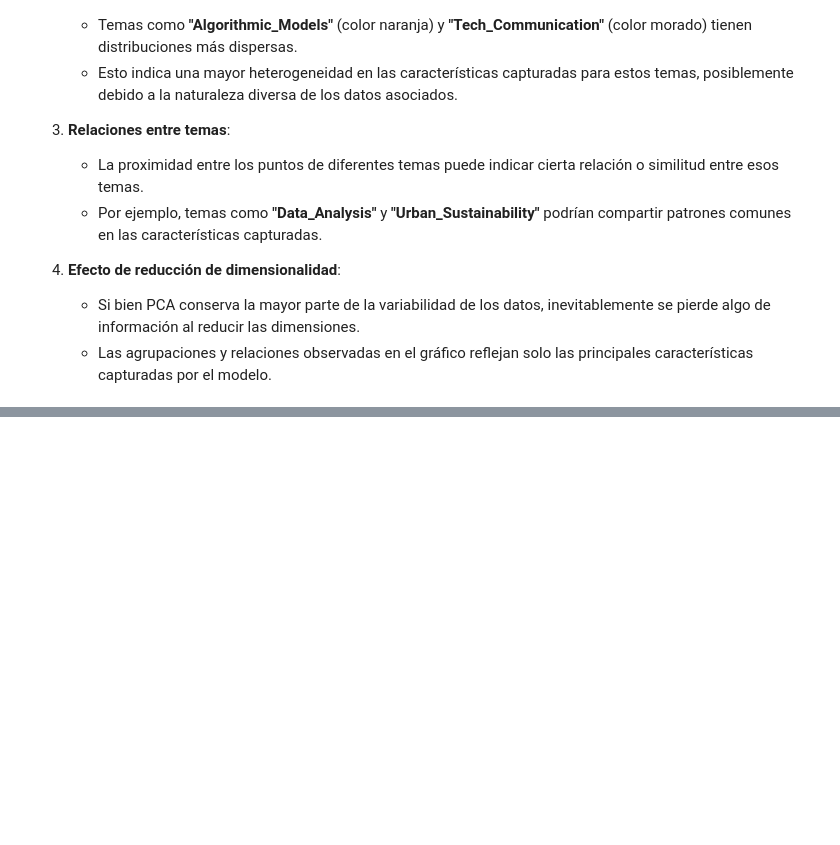
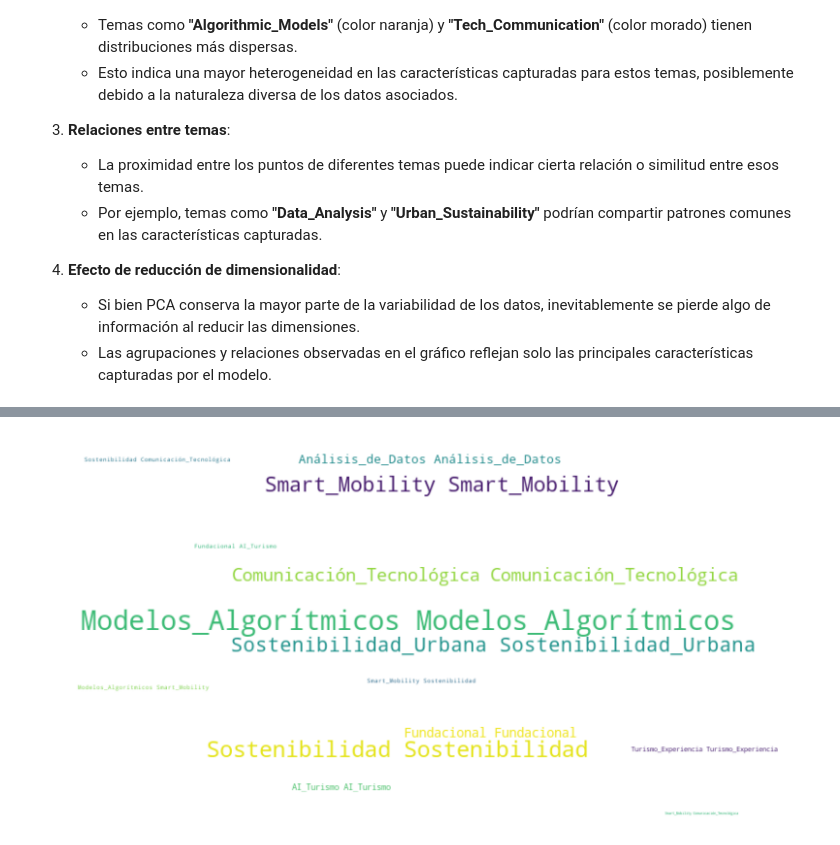
Before and after one commit to Dreamer97JB/M_ML_DL_CUDA_RNN_, a Jupyter notebook: Script/tourism_clasificator.ipynb, the cells around one changed output, grey strips where cells are left out. Saved outputs shown, nothing was run; the diff lists cells and outputs as text; code cells hidden in the pictures; blank space fills up the shorter version.

```diff
--- a/Script/tourism_clasificator.ipynb
+++ b/Script/tourism_clasificator.ipynb
@@ -2240,0 +2286,37 @@ El gráfico muestra cómo las predicciones del modelo están representadas en un
+# %%
+from wordcloud import WordCloud
+import matplotlib.pyplot as plt
+
+topic_names = {
+    0: "Fundacional",
+    1: "AI_Turismo",
+    2: "Modelos_Algorítmicos",
+    3: "Smart_Mobility",
+    4: "Sostenibilidad",
+    5: "Comunicación_Tecnológica",
+    6: "Turismo_Experiencia",
+    7: "Sostenibilidad_Urbana",
+    8: "Análisis_de_Datos"
+}
+
+# Crear texto combinado de temas según su frecuencia, usando nombres reales
+text = " ".join(
+    [topic_names[row.Predicted_Label] for _, row in trends.iterrows() for _ in range(int(row.Count))]
+)
+
+# Generar la nube de palabras
+wordcloud = WordCloud(
+    width=800,
+    height=400,
+    background_color='white',
+    colormap='viridis',
+    max_words=100  # Número máximo de palabras en la nube
+).generate(text)
+
+# Configurar y mostrar la nube de palabras
+plt.figure(figsize=(10, 6))
+plt.imshow(wordcloud, interpolation='bilinear')
+plt.axis('off')  # Ocultar ejes
+plt.show()
+# %% [output]
+[figure, added]
```
Also changed, not shown: parts of 13 cells of this notebook, 8 other files.
